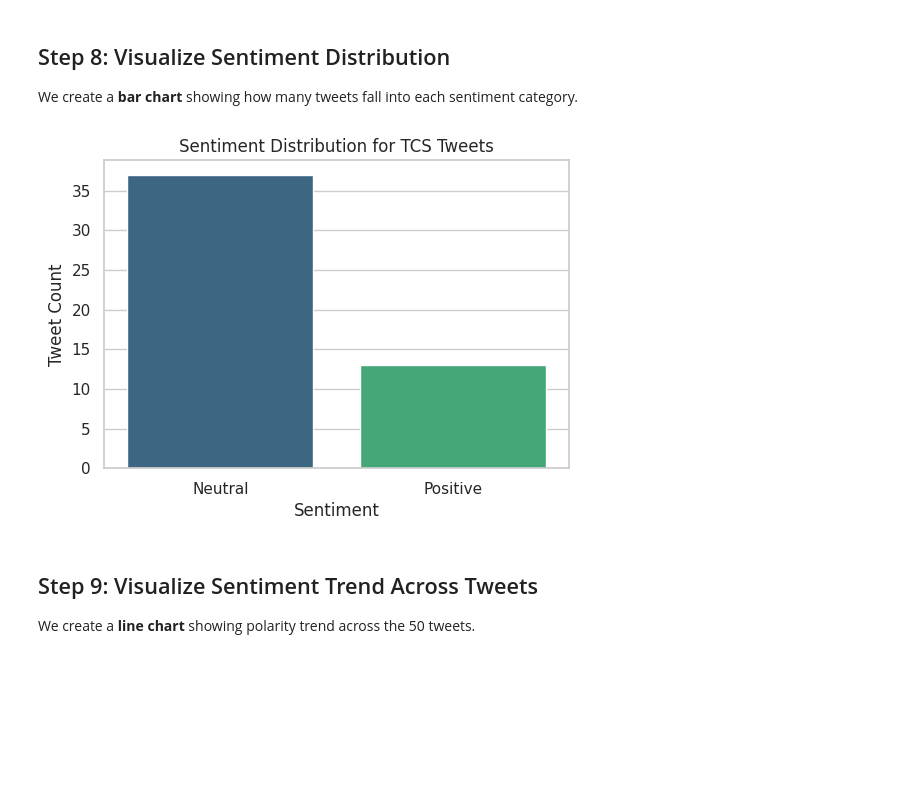
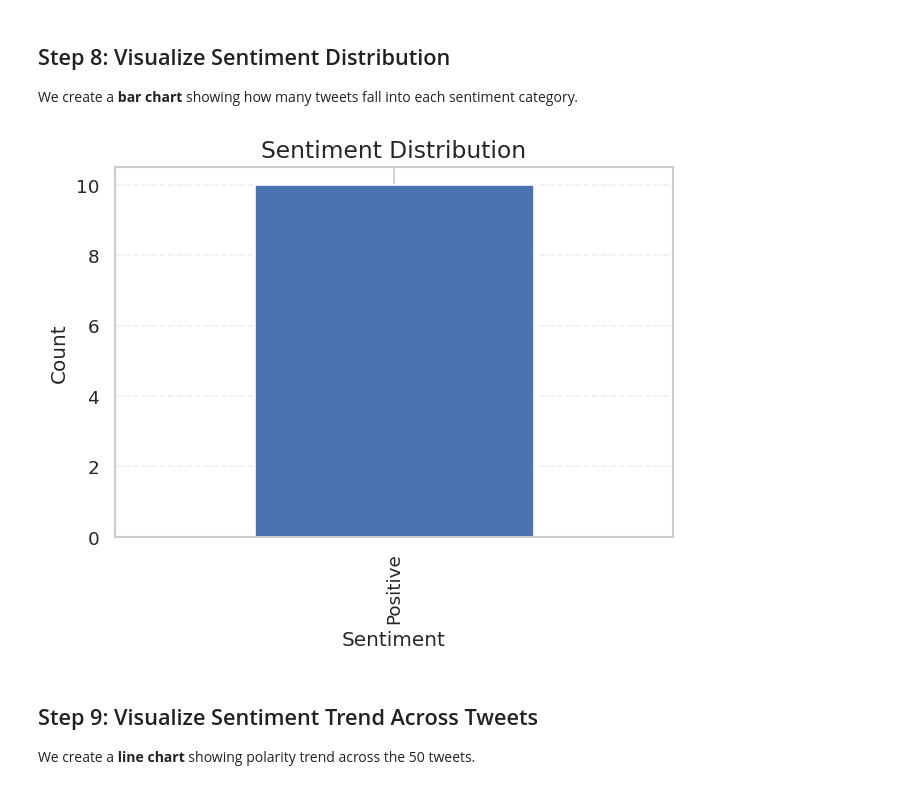
Before and after one commit to gopichandchalla16/infosys-internship-real-time-industry-insight-system, a Jupyter notebook: Project_Sprint1.ipynb, the cells around one changed output. Drawn from its saved outputs; the diff is of its cells as text; code cells hidden in the pictures; blank space fills up the shorter version.

```diff
--- a/Project_Sprint1.ipynb
+++ b/Project_Sprint1.ipynb
@@ -30,6 +30,9 @@ We use the following Python libraries:
 # %%
 # Install required libraries (run once)
 !pip install yfinance textblob beautifulsoup4 lxml wikipedia feedparser faker
+!pip install yfinance wikipedia beautifulsoup4 lxml feedparser transformers sentencepiece torch --quiet
+!pip install tensorflow statsmodels --quiet
+!pip install ipywidgets --quiet
 
 # Import libraries
 import requests
@@ -44,9 +47,17 @@ import feedparser
 from faker import Faker
 import random
 import datetime
+import urllib.parse
+from IPython.display import display, HTML, Image, clear_output
+import base64
+
+
+from google.colab import output
+output.enable_custom_widget_manager()
 
 # Set seaborn style
 sns.set(style="whitegrid")
+plt.rcParams["figure.dpi"] = 120
 # %% [output]
 Requirement already satisfied: yfinance in /usr/local/lib/python3.12/dist-packages (0.2.66)
 Requirement already satisfied: textblob in /usr/local/lib/python3.12/dist-packages (0.19.0)
@@ -267,7 +281,17 @@ display(news_df)
 ## Step 6: Generate Synthetic Tweets
 We generate **50 realistic tweets** using `Faker` and random sentiment phrases for demonstration.
 # %%
+from faker import Faker
+import random
+import pandas as pd
+
 fake = Faker()
+
+# Fix: properly close the list after 'else'
+texts = [n["Title"] for n in news_items] if news_items else [
+    fake.sentence(nb_words=6) for _ in range(10)
+]
+
 positive_phrases = [
     f"{company_name} is surging!",
     f"Profits from {company_name} are amazing!",
@@ -305,5 +329,13 @@ for _ in range(50):
         tweets.append(random.choice(neutral_phrases))
 
 tweets_df = pd.DataFrame(tweets, columns=["Tweet"])
-tweets_df.head()
+
+# Display output based on the data source used
+if news_items:
+    print(f"\nPerforming sentiment analysis on {len(texts)} news items:\n")
+    for i, text in enumerate(texts, 1):
+        print(f"{i}. {text}")
+else:
+    print(f"\nPerforming sentiment analysis on {len(tweets_df)} generated tweets:\n")
+    print(tweets_df)
 # %% [output]
@@ -335,14 +460,22 @@ tweets_df.head()
 ## Step 8: Visualize Sentiment Distribution
 We create a **bar chart** showing how many tweets fall into each sentiment category.
 # %%
+# plt.figure(figsize=(6,4))
+# sns.countplot(data=tweets_df, x="Sentiment", hue="Sentiment", palette="viridis", legend=False)
+# plt.title(f"Sentiment Distribution for {company_name} Tweets")
+# plt.xlabel("Sentiment")
+# plt.ylabel("Tweet Count")
+# plt.show()
+
 plt.figure(figsize=(6,4))
-sns.countplot(data=tweets_df, x="Sentiment", hue="Sentiment", palette="viridis", legend=False)
-plt.title(f"Sentiment Distribution for {company_name} Tweets")
+sent_df['sentiment'].value_counts().plot(kind='bar', edgecolor='white')
+plt.title("Sentiment Distribution", fontsize=14)
 plt.xlabel("Sentiment")
-plt.ylabel("Tweet Count")
+plt.ylabel("Count")
+plt.grid(axis='y', linestyle='--', alpha=0.3)
 plt.show()
 # %% [output]
-[figure, old version]
+[figure, new version]
 # %% [markdown]
 ## Step 9: Visualize Sentiment Trend Across Tweets
 We create a **line chart** showing polarity trend across the 50 tweets.
```
Also changed, not shown: parts of 19 cells of this notebook.
